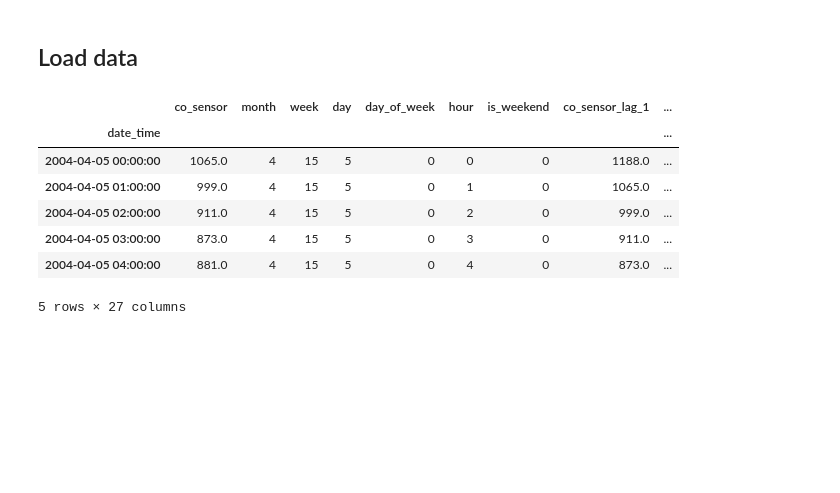
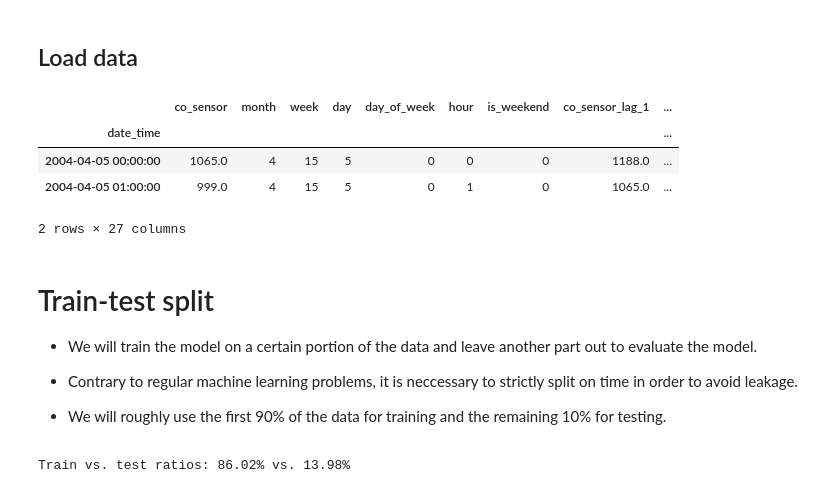
Before and after one commit to WeinbergMalte/timeseries-forecasting-workshop, a Jupyter notebook: notebooks/04-air-pollutants-forecasting.ipynb, the cells around one changed output. Cells and saved outputs as stored; diff of their text form; code cells hidden in the pictures; blank space fills up the shorter version.

```diff
--- a/notebooks/04-air-pollutants-forecasting.ipynb
+++ b/notebooks/04-air-pollutants-forecasting.ipynb
@@ -19,18 +25,39 @@ DATA_DIR = Path("..") / Path("data")
 # %%
 FILE_PATH = DATA_DIR / "air_quality_processed.csv"
 
 df_in = pd.read_csv(
     FILE_PATH,
     parse_dates=["date_time"],
     index_col=["date_time"],
 )
-df_in.head()
+df_in.head(2)
 # %% [output]
 |  | co_sensor | month | week | day | day_of_week | hour | is_weekend | co_sensor_lag_1 | ... |
 | date_time |  |  |  |  |  |  |  |  | ... |
 | 2004-04-05 00:00:00 | 1065.0 | 4 | 15 | 5 | 0 | 0 | 0 | 1188.0 | ... |
 | 2004-04-05 01:00:00 | 999.0 | 4 | 15 | 5 | 0 | 1 | 0 | 1065.0 | ... |
-| 2004-04-05 02:00:00 | 911.0 | 4 | 15 | 5 | 0 | 2 | 0 | 999.0 | ... |
-| 2004-04-05 03:00:00 | 873.0 | 4 | 15 | 5 | 0 | 3 | 0 | 911.0 | ... |
-| 2004-04-05 04:00:00 | 881.0 | 4 | 15 | 5 | 0 | 4 | 0 | 873.0 | ... |
-5 rows × 27 columns
+2 rows × 27 columns
+# %% [markdown]
+# Train-test split
+
+* We will train the model on a certain portion of the data and leave another part out to evaluate the model.
+
+* Contrary to regular machine learning problems, it is neccessary to strictly split on time in order to avoid leakage.
+
+* We will roughly use the first 90% of the data for training and the remaining 10% for testing.
+# %%
+SPLIT_DATE = "2005-02-01"
+TARGET_COL = "co_sensor"
+
+X_train = df_in[df_in.index <= SPLIT_DATE]
+X_test = df_in[df_in.index > SPLIT_DATE]
+
+y_train = X_train.pop(TARGET_COL)
+y_test = X_test.pop(TARGET_COL)
+
+train_ratio = len(y_train) / len(df_in)
+test_ratio = len(y_test) / len(df_in)
+
+print(f"Train vs. test ratios: {train_ratio:.2%} vs. {test_ratio:.2%}")
+# %% [output]
+Train vs. test ratios: 86.02% vs. 13.98%
```
Also changed, not shown: parts of 9 cells of this notebook, 4 other files.
